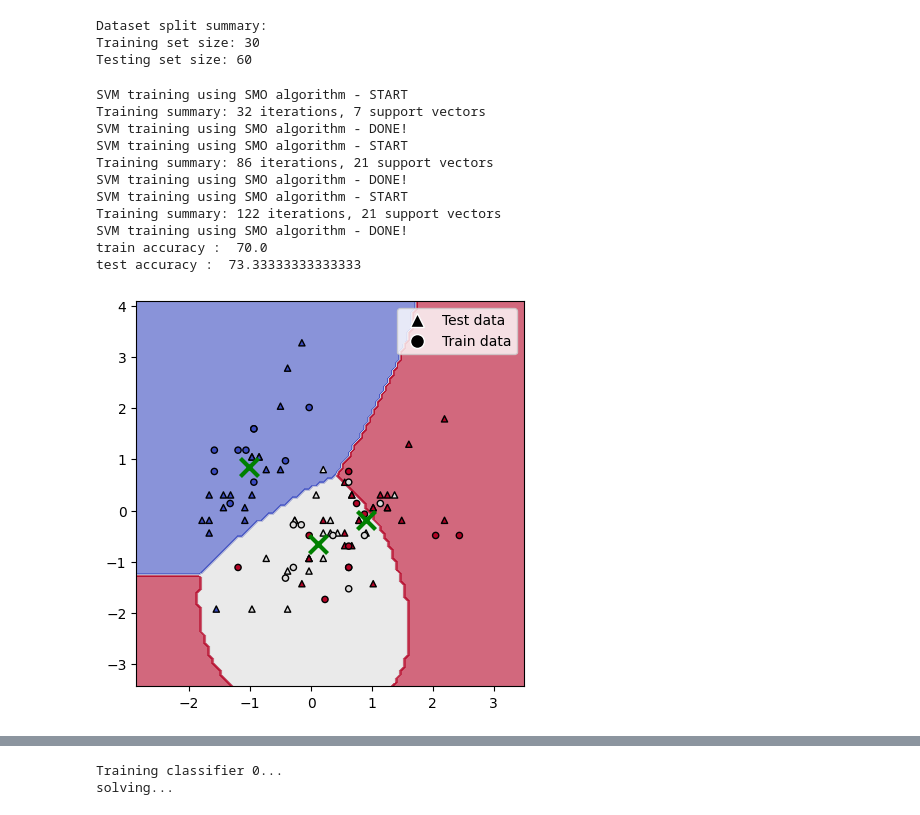
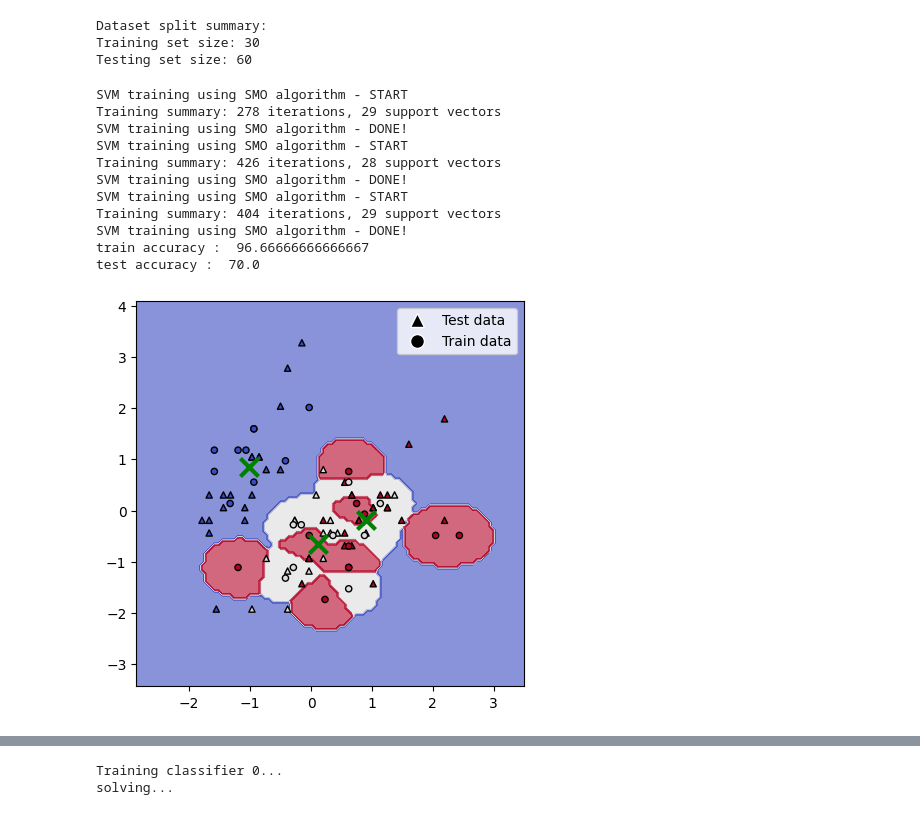
Before and after one commit to Jagaa-1008/quantum_SVM, a Jupyter notebook: iris_classification_sepal.ipynb, the cells around one changed output, grey strips where cells are left out. Saved outputs shown, nothing was run; the diff lists cells and outputs as text; code cells hidden in the pictures.

```diff
--- a/iris_classification_sepal.ipynb
+++ b/iris_classification_sepal.ipynb
@@ -245,44 +245,45 @@ Testing set size: 60
 from sklearn.metrics import classification_report, accuracy_score
 from smo_svm import smo_SVM, smo_OneVsAllClassifier
 
+gamma = 9
 # Train Multiclass SVM on classic optimizer
 smo_solver = smo_OneVsAllClassifier(
     solver=smo_SVM,
     num_classes=nn,
     c=C,
     kkt_thr=1e-2,
     max_iter=1e3,
     kernel_type='rbf',
     gamma_rbf=gamma
 )
 
 smo_solver.fit(X_train, y_train)
 
 # Predict
 y_pred = smo_solver.predict(X_test)
 yt_pred= smo_solver.predict(X_train)
 
 # Performance analysis
 smo_test_accuracy = accuracy_score(y_test, y_pred)*100
 smo_train_accuracy = accuracy_score(y_train, yt_pred)*100
 print("train accuracy : ", smo_train_accuracy)
 print("test accuracy : ", smo_test_accuracy)
 # print(classification_report(y_test, y_pred))
 
 plot_figure(smo_solver, preprocessing.scale(X), y, nn, X_test, X_train, y_test, y_train) #, filename= "results\iris_SMO"
 # %% [output]
 SVM training using SMO algorithm - START
-Training summary: 32 iterations, 7 support vectors
+Training summary: 278 iterations, 29 support vectors
 SVM training using SMO algorithm - DONE!
 SVM training using SMO algorithm - START
-Training summary: 86 iterations, 21 support vectors
+Training summary: 426 iterations, 28 support vectors
 SVM training using SMO algorithm - DONE!
 SVM training using SMO algorithm - START
-Training summary: 122 iterations, 21 support vectors
+Training summary: 404 iterations, 29 support vectors
 SVM training using SMO algorithm - DONE!
-train accuracy :  70.0
-test accuracy :  73.33333333333333
+train accuracy :  96.66666666666667
+test accuracy :  70.0
-[figure, old version]
+[figure, new version]
 # %%
 from sklearn.metrics import classification_report, accuracy_score
 from mtqa_qsvm import MTQA_OneVsRestClassifier, qSVM, OneVsRestClassifier
```
Also changed, not shown: parts of 4 cells of this notebook, 4 other files.
